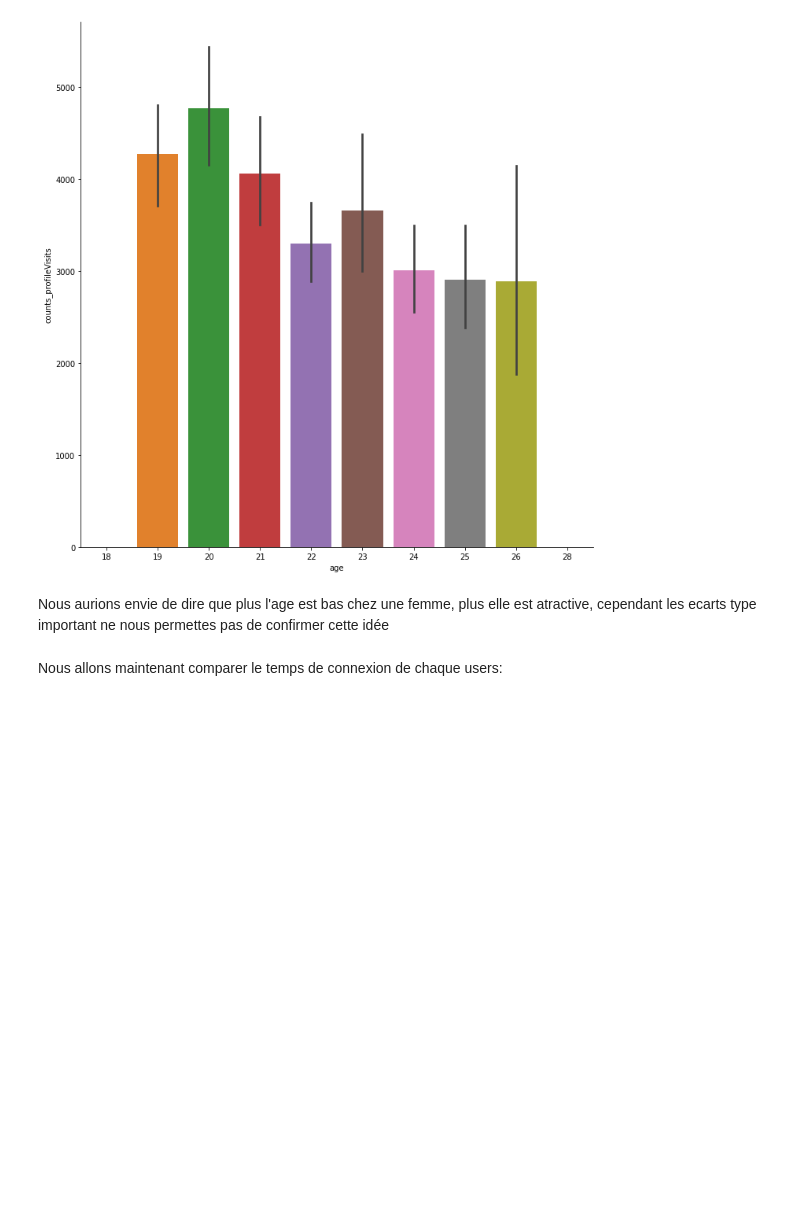
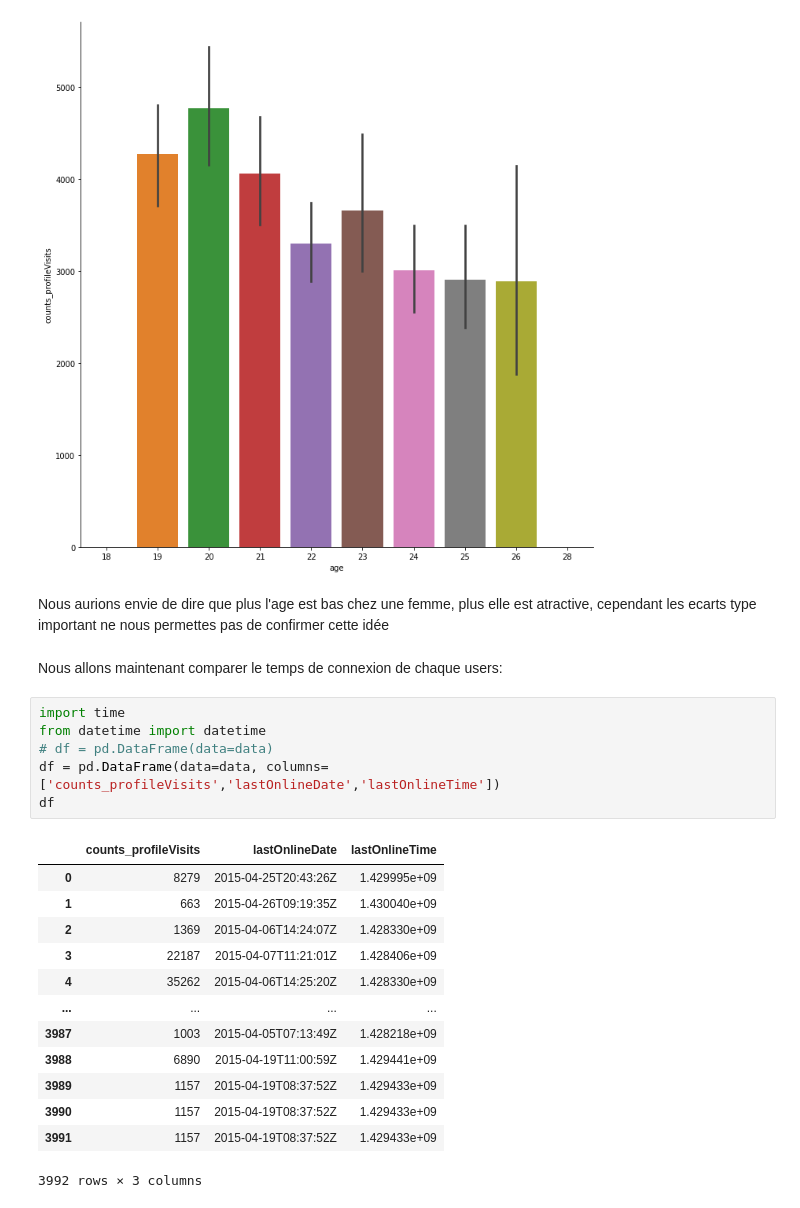
Before and after one commit to samiHEL/DA_Attractivite, a Jupyter notebook: DA_HELLA_SAMI_Attractivité.ipynb, the cells around one changed output. Cells and saved outputs as stored; diff of their text form; blank space fills up the shorter version.

```diff
--- a/DA_HELLA_SAMI_Attractivité.ipynb
+++ b/DA_HELLA_SAMI_Attractivité.ipynb
@@ -104,4 +104,24 @@ seaborn.catplot(x="age", y="counts_profileVisits", data= df, kind="bar", height=
 Nous aurions envie de dire que plus l'age est bas chez une femme, plus elle est atractive, cependant les ecarts type important ne nous permettes pas de confirmer cette idée
 # %% [markdown]
 Nous allons maintenant comparer le temps de connexion de chaque users:
+# %%
+import time
+from datetime import datetime
+# df = pd.DataFrame(data=data)
+df = pd.DataFrame(data=data, columns=['counts_profileVisits','lastOnlineDate','lastOnlineTime'])
+df
+# %% [output]
+|  | counts_profileVisits | lastOnlineDate | lastOnlineTime |
+| 0 | 8279 | 2015-04-25T20:43:26Z | 1.429995e+09 |
+| 1 | 663 | 2015-04-26T09:19:35Z | 1.430040e+09 |
+| 2 | 1369 | 2015-04-06T14:24:07Z | 1.428330e+09 |
+| 3 | 22187 | 2015-04-07T11:21:01Z | 1.428406e+09 |
+| 4 | 35262 | 2015-04-06T14:25:20Z | 1.428330e+09 |
+| ... | ... | ... | ... |
+| 3987 | 1003 | 2015-04-05T07:13:49Z | 1.428218e+09 |
+| 3988 | 6890 | 2015-04-19T11:00:59Z | 1.429441e+09 |
+| 3989 | 1157 | 2015-04-19T08:37:52Z | 1.429433e+09 |
+| 3990 | 1157 | 2015-04-19T08:37:52Z | 1.429433e+09 |
+| 3991 | 1157 | 2015-04-19T08:37:52Z | 1.429433e+09 |
+3992 rows × 3 columns
 # %%
```
Also changed, not shown: parts of 2 cells of this notebook.
